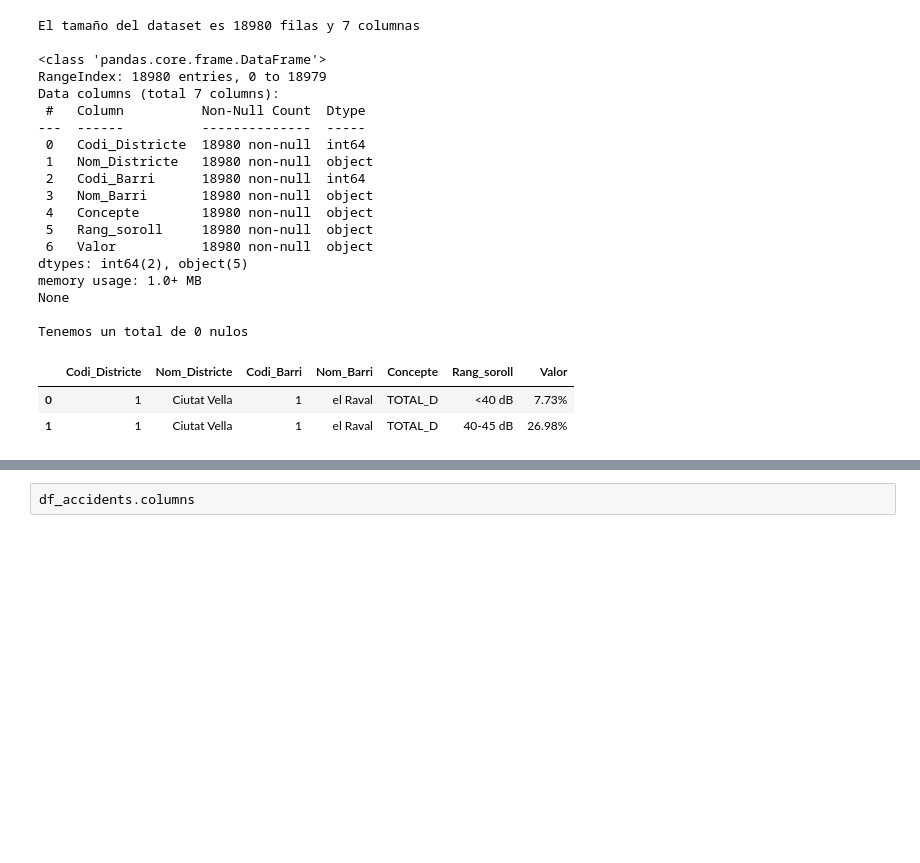
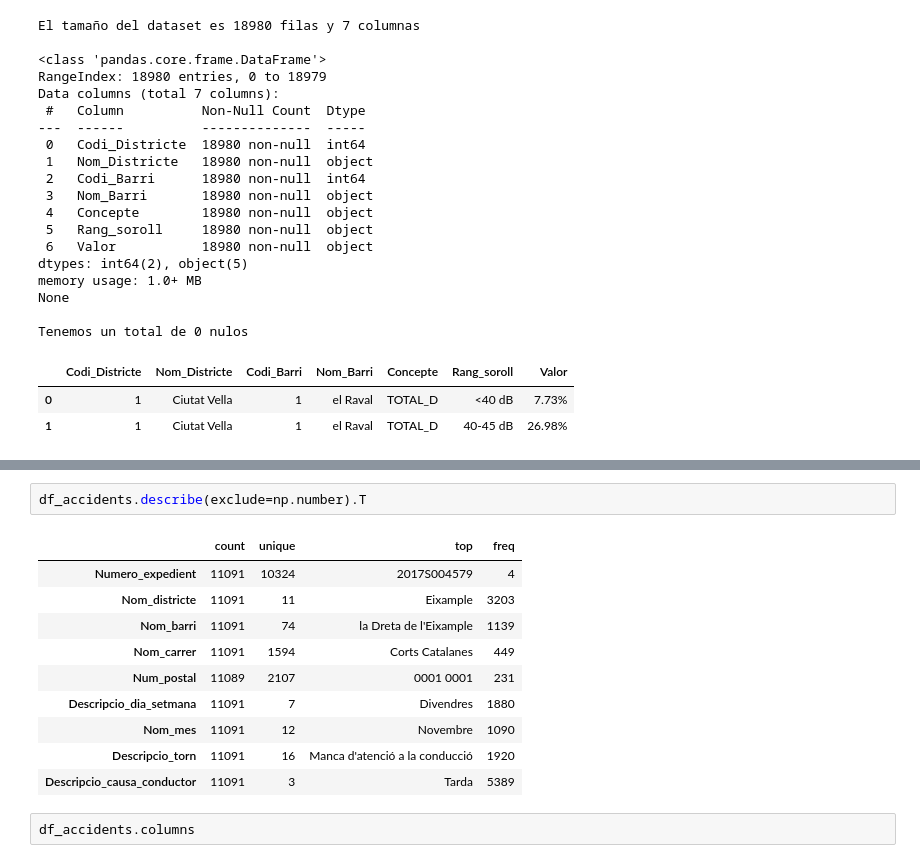
Before and after one commit to Sergiochueco/Hackato_JUMP2DIGITAL, a Jupyter notebook: EDA.ipynb, the cells around one changed output, grey strips where cells are left out. Drawn from its saved outputs; the diff is of its cells as text; blank space fills up the shorter version.

```diff
--- a/EDA.ipynb
+++ b/EDA.ipynb
@@ -146,3 +185,16 @@ dtype: int64
+# %%
+df_accidents.describe(exclude=np.number).T
+# %% [output]
+|  | count | unique | top | freq |
+| Numero_expedient | 11091 | 10324 | 2017S004579 | 4 |
+| Nom_districte | 11091 | 11 | Eixample | 3203 |
+| Nom_barri | 11091 | 74 | la Dreta de l'Eixample | 1139 |
+| Nom_carrer | 11091 | 1594 | Corts Catalanes | 449 |
+| Num_postal | 11089 | 2107 | 0001 0001 | 231 |
+| Descripcio_dia_setmana | 11091 | 7 | Divendres | 1880 |
+| Nom_mes | 11091 | 12 | Novembre | 1090 |
+| Descripcio_torn | 11091 | 16 | Manca d'atenció a la conducció | 1920 |
+| Descripcio_causa_conductor | 11091 | 3 | Tarda | 5389 |
 # %%
 df_accidents.columns
 # %% [output]
```
Also changed, not shown: parts of 33 cells of this notebook, 2 other files.
